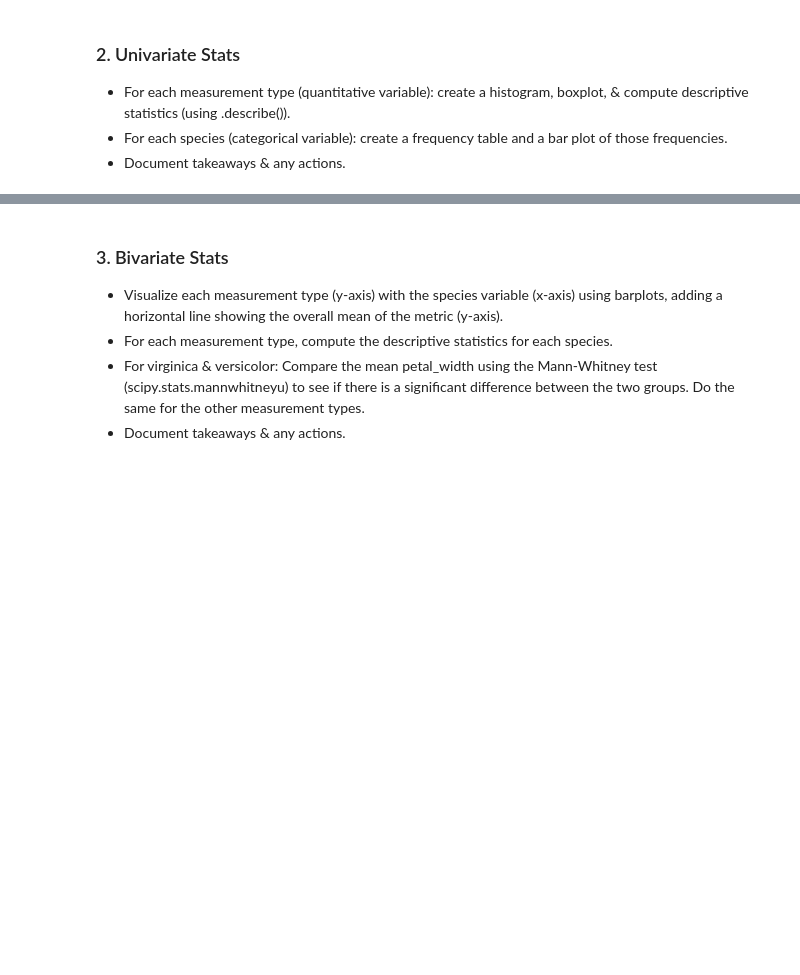
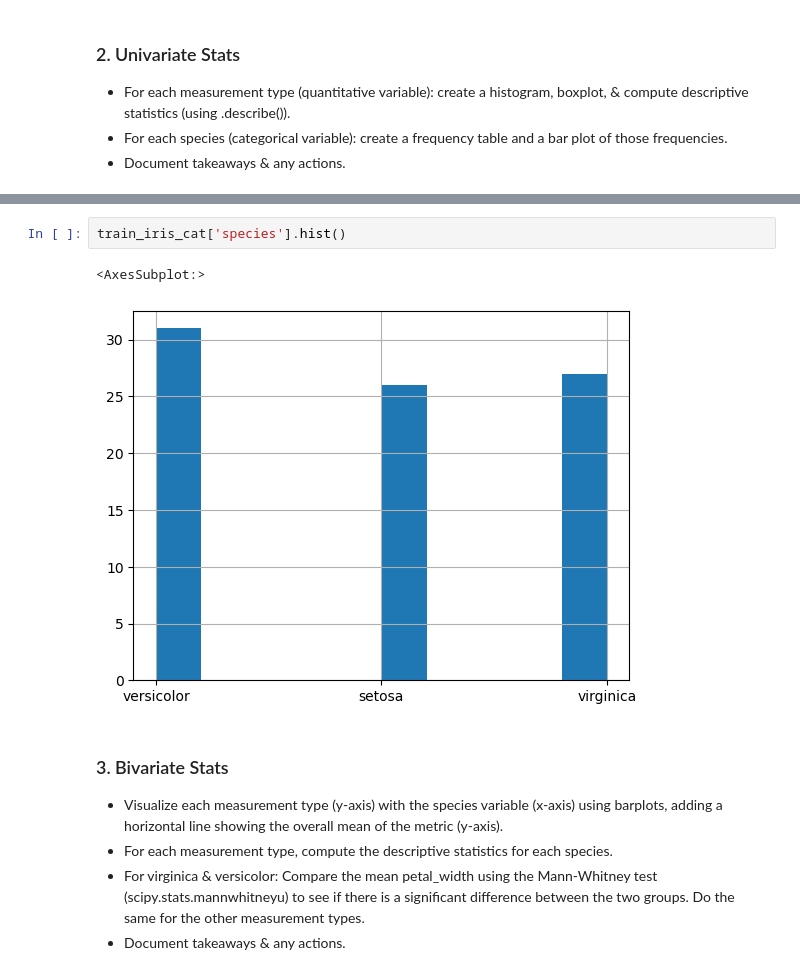
Before and after one commit to manuelparra1/classification-exercises, a Jupyter notebook: classification_exercises.ipynb, the cells around one changed output, grey strips where cells are left out. Cells and saved outputs as stored; diff of their text form; blank space fills up the shorter version.

```diff
--- a/classification_exercises.ipynb
+++ b/classification_exercises.ipynb
@@ -873,3 +911,8 @@ iris_db_num.describe()
+# %%
+train_iris_cat['species'].hist()
+# %% [output]
+<AxesSubplot:>
+[figure, added]
 # %% [markdown]
 ### 3. Bivariate Stats
 -  Visualize each measurement type (y-axis) with the species variable (x-axis) using barplots, adding a horizontal line showing the overall mean of the metric (y-axis).
```
Also changed, not shown: parts of 74 cells of this notebook.
